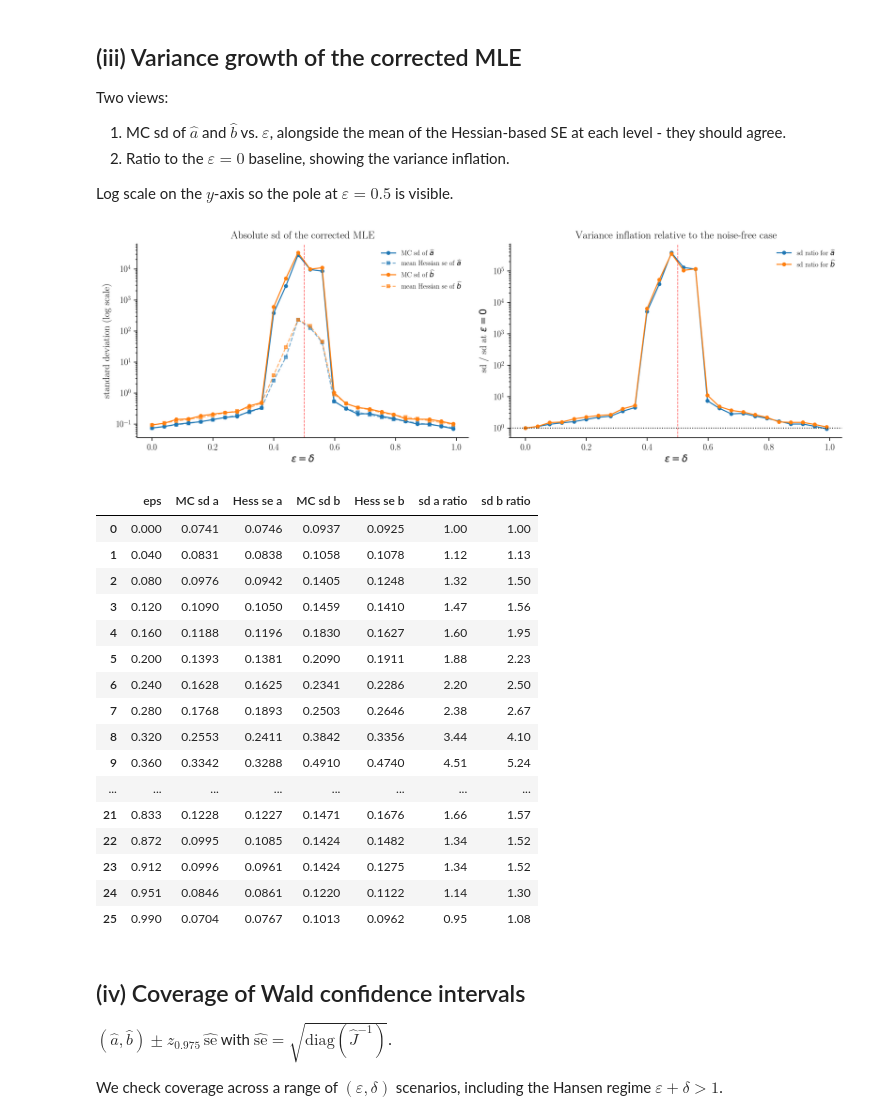
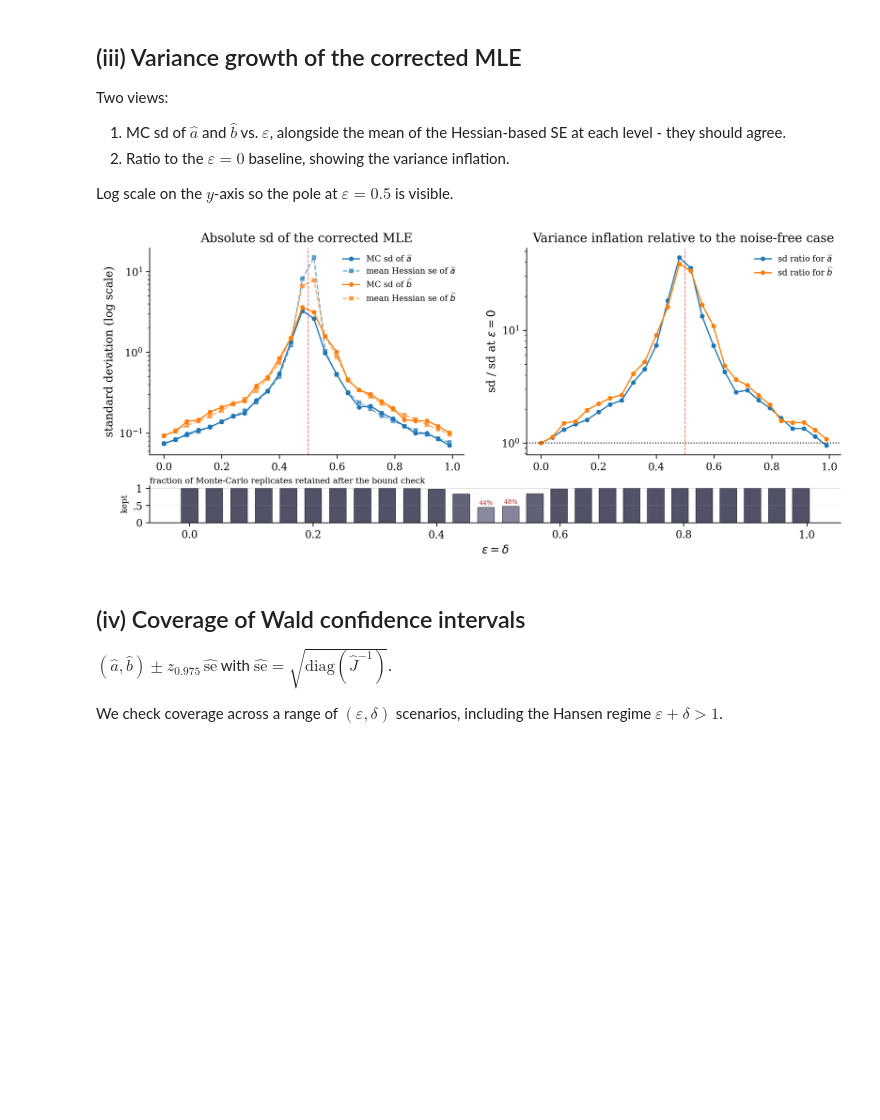
Before and after one commit to Bror1n/STK-MAT2011, a Jupyter notebook: task_b_simulation.ipynb, the cells around one changed output. Saved outputs shown, nothing was run; the diff lists cells and outputs as text; code cells hidden in the pictures; blank space fills up the shorter version.

```diff
--- a/task_b_simulation.ipynb
+++ b/task_b_simulation.ipynb
@@ -187,6 +253,9 @@ for k, eps in enumerate(EPS_GRID):
         # corrected: start from naive for eps<0.5, from -naive for eps>0.5
         start = ab_n if eps < 0.5 else -ab_n
         res_c = fit_corrected(x, y_hat, eps=eps, delta=eps, start=start)
+        # Drop replicates whose fit hits the optimizer bound (non-identified).
+        if np.max(np.abs(res_c.x)) >= 10.0 - 0.1:
+            continue
         corr_a[k, b] = res_c.x[0]
         corr_b[k, b] = res_c.x[1]
         se_c, _ = se_from_hessian(res_c.x, x, y_hat, eps, eps)
@@ -303,66 +377,39 @@ mc_sd_a = np.nanstd(corr_a, axis=1, ddof=1)
 mc_sd_b = np.nanstd(corr_b, axis=1, ddof=1)
 mean_se_a = np.nanmean(corr_a_se, axis=1)
 mean_se_b = np.nanmean(corr_b_se, axis=1)
 
 baseline_a = mc_sd_a[0]
 baseline_b = mc_sd_b[0]
 
-fig, axes = plt.subplots(1, 2, figsize=(12, 4))
+fig, main_axes, strip_ax = _fig_with_strip(n_rows_main=1, n_cols=2, figsize=(12, 4.8))
+axes = main_axes[0]
 
 axes[0].plot(EPS_GRID, mc_sd_a, 'o-',  color='tab:blue',   ms=3.5, label=r'MC sd of $\widehat{a}$')
 axes[0].plot(EPS_GRID, mean_se_a, 's--', color='tab:blue',   ms=3.5, alpha=0.6, label=r'mean Hessian se of $\widehat{a}$')
 axes[0].plot(EPS_GRID, mc_sd_b, 'o-',  color='tab:orange', ms=3.5, label=r'MC sd of $\widehat{b}$')
 axes[0].plot(EPS_GRID, mean_se_b, 's--', color='tab:orange', ms=3.5, alpha=0.6, label=r'mean Hessian se of $\widehat{b}$')
 axes[0].axvline(0.5, color='r', ls='--', lw=0.8, alpha=0.6)
 axes[0].set_yscale('log')
-axes[0].set_xlabel(r'$\varepsilon = \delta$')
+axes[0].set_xlabel('')
 axes[0].set_ylabel(r'standard deviation (log scale)')
 axes[0].set_title(r'Absolute sd of the corrected MLE')
 axes[0].legend(fontsize=8, loc='best')
 
 axes[1].plot(EPS_GRID, mc_sd_a / baseline_a, 'o-', color='tab:blue',   ms=3.5, label=r'sd ratio for $\widehat{a}$')
 axes[1].plot(EPS_GRID, mc_sd_b / baseline_b, 'o-', color='tab:orange', ms=3.5, label=r'sd ratio for $\widehat{b}$')
 axes[1].axhline(1, color='k', ls=':', lw=1)
 axes[1].axvline(0.5, color='r', ls='--', lw=0.8, alpha=0.6)
 axes[1].set_yscale('log')
-axes[1].set_xlabel(r'$\varepsilon = \delta$')
+axes[1].set_xlabel('')
 axes[1].set_ylabel(r'sd / sd at $\varepsilon = 0$')
 axes[1].set_title(r'Variance inflation relative to the noise-free case')
 axes[1].legend(fontsize=8, loc='best')
 
+_draw_keep_strip(strip_ax, EPS_GRID, _keep_fraction(corr_a))
 plt.tight_layout()
 plt.show()
-
-import pandas as pd
-tab = pd.DataFrame({
-    'eps':         np.round(EPS_GRID, 3),
-    'MC sd a':     np.round(mc_sd_a, 4),
-    'Hess se a':   np.round(mean_se_a, 4),
-    'MC sd b':     np.round(mc_sd_b, 4),
-    'Hess se b':   np.round(mean_se_b, 4),
-    'sd a ratio':  np.round(mc_sd_a / baseline_a, 2),
-    'sd b ratio':  np.round(mc_sd_b / baseline_b, 2),
-})
-tab
 # %% [output]
-[figure, old version]
+[figure, new version]
-|  | eps | MC sd a | Hess se a | MC sd b | Hess se b | sd a ratio | sd b ratio |
-| 0 | 0.000 | 0.0741 | 0.0746 | 0.0937 | 0.0925 | 1.00 | 1.00 |
-| 1 | 0.040 | 0.0831 | 0.0838 | 0.1058 | 0.1078 | 1.12 | 1.13 |
-| 2 | 0.080 | 0.0976 | 0.0942 | 0.1405 | 0.1248 | 1.32 | 1.50 |
-| 3 | 0.120 | 0.1090 | 0.1050 | 0.1459 | 0.1410 | 1.47 | 1.56 |
-| 4 | 0.160 | 0.1188 | 0.1196 | 0.1830 | 0.1627 | 1.60 | 1.95 |
-| 5 | 0.200 | 0.1393 | 0.1381 | 0.2090 | 0.1911 | 1.88 | 2.23 |
-| 6 | 0.240 | 0.1628 | 0.1625 | 0.2341 | 0.2286 | 2.20 | 2.50 |
-| 7 | 0.280 | 0.1768 | 0.1893 | 0.2503 | 0.2646 | 2.38 | 2.67 |
-| 8 | 0.320 | 0.2553 | 0.2411 | 0.3842 | 0.3356 | 3.44 | 4.10 |
-| 9 | 0.360 | 0.3342 | 0.3288 | 0.4910 | 0.4740 | 4.51 | 5.24 |
-| ... | ... | ... | ... | ... | ... | ... | ... |
-| 21 | 0.833 | 0.1228 | 0.1227 | 0.1471 | 0.1676 | 1.66 | 1.57 |
-| 22 | 0.872 | 0.0995 | 0.1085 | 0.1424 | 0.1482 | 1.34 | 1.52 |
-| 23 | 0.912 | 0.0996 | 0.0961 | 0.1424 | 0.1275 | 1.34 | 1.52 |
-| 24 | 0.951 | 0.0846 | 0.0861 | 0.1220 | 0.1122 | 1.14 | 1.30 |
-| 25 | 0.990 | 0.0704 | 0.0767 | 0.1013 | 0.0962 | 0.95 | 1.08 |
 # %% [markdown]
 ## (iv) Coverage of Wald confidence intervals
 
```
Also changed, not shown: parts of 6 cells of this notebook, 6 other files.
